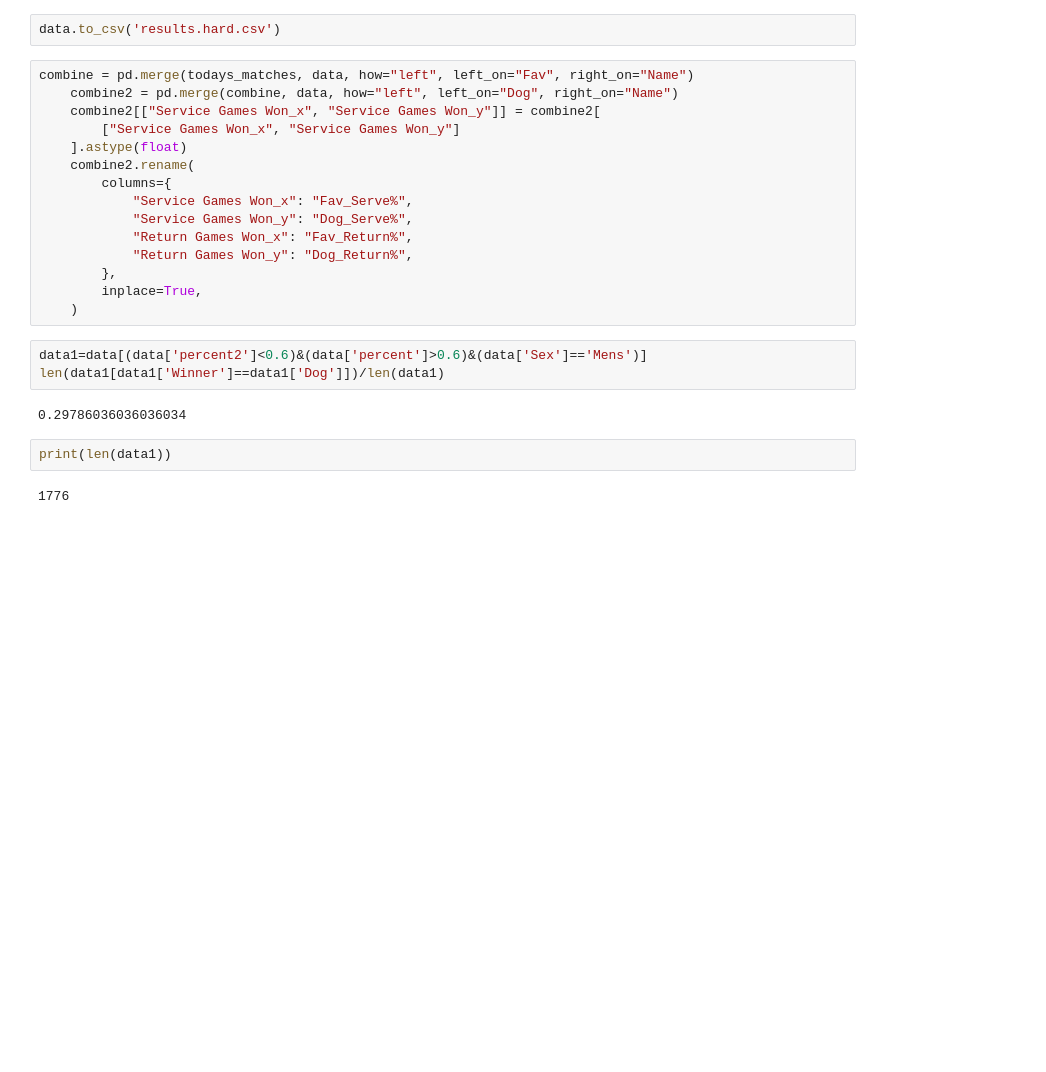
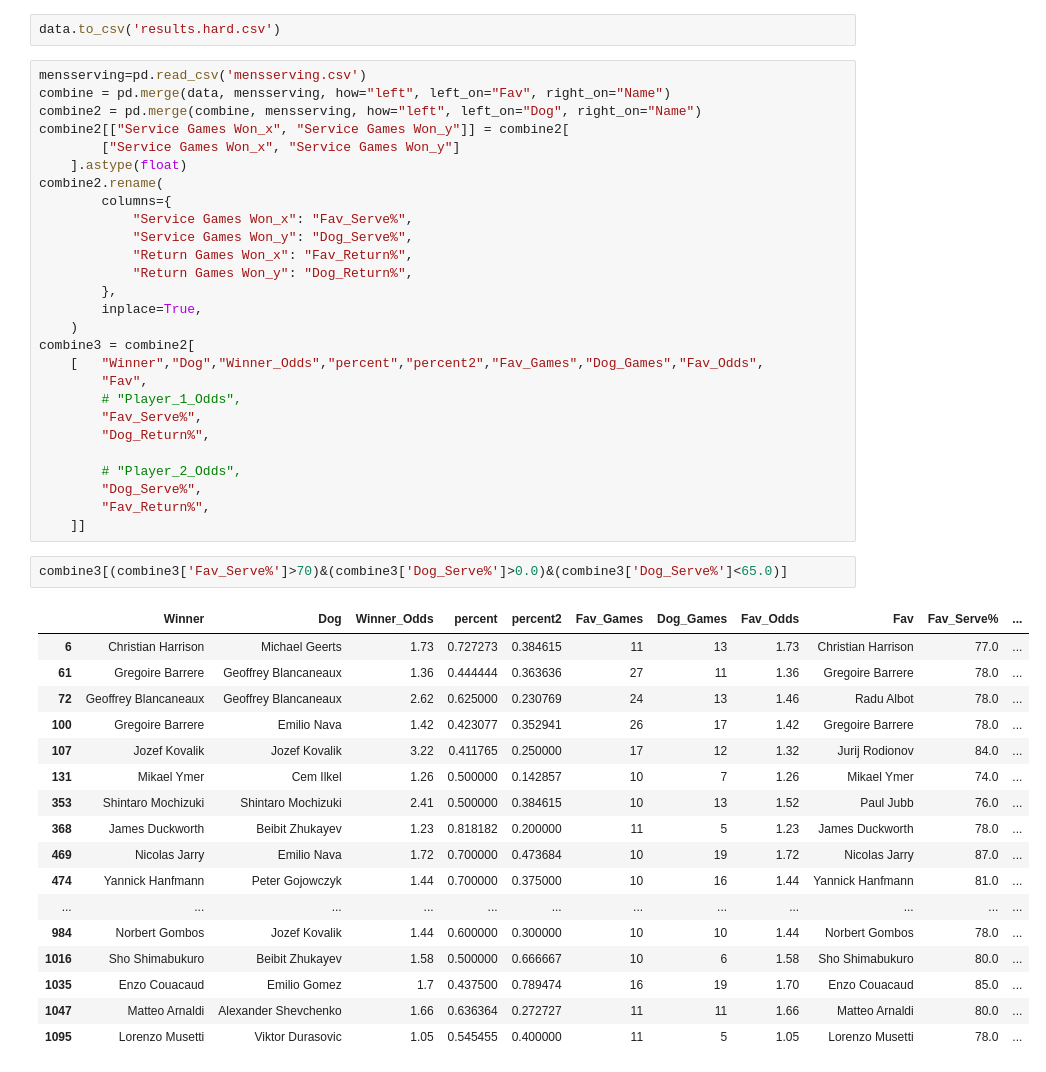
Before and after one commit to Witwolski/tennis_atp, a Jupyter notebook: results_hard.ipynb, the cells around one changed output. Drawn from its saved outputs; the diff is of its cells as text; blank space fills up the shorter version.

```diff
--- a/results_hard.ipynb
+++ b/results_hard.ipynb
@@ -19,12 +19,13 @@ data['Winx']=data.apply(lambda x: 'Dog' if x['Winner']==x['Dog'] else 'Fav', axi
 # %%
 data.to_csv('results.hard.csv')
 # %%
-combine = pd.merge(todays_matches, data, how="left", left_on="Fav", right_on="Name")
-    combine2 = pd.merge(combine, data, how="left", left_on="Dog", right_on="Name")
-    combine2[["Service Games Won_x", "Service Games Won_y"]] = combine2[
+mensserving=pd.read_csv('mensserving.csv')
+combine = pd.merge(data, mensserving, how="left", left_on="Fav", right_on="Name")
+combine2 = pd.merge(combine, mensserving, how="left", left_on="Dog", right_on="Name")
+combine2[["Service Games Won_x", "Service Games Won_y"]] = combine2[
         ["Service Games Won_x", "Service Games Won_y"]
     ].astype(float)
-    combine2.rename(
+combine2.rename(
         columns={
             "Service Games Won_x": "Fav_Serve%",
             "Service Games Won_y": "Dog_Serve%",
@@ -33,12 +34,34 @@ combine = pd.merge(todays_matches, data, how="left", left_on="Fav", right_on="Na
         },
         inplace=True,
     )
+combine3 = combine2[
+    [   "Winner","Dog","Winner_Odds","percent","percent2","Fav_Games","Dog_Games","Fav_Odds",
+        "Fav",
+        # "Player_1_Odds",
+        "Fav_Serve%",
+        "Dog_Return%",
+
+        # "Player_2_Odds",
+        "Dog_Serve%",
+        "Fav_Return%",
+    ]]
-# %%
-data1=data[(data['percent2']<0.6)&(data['percent']>0.6)&(data['Sex']=='Mens')]
-len(data1[data1['Winner']==data1['Dog']])/len(data1)
-# %% [output]
-0.29786036036036034
-# %%
-print(len(data1))
-# %% [output]
-1776
+# %%
+combine3[(combine3['Fav_Serve%']>70)&(combine3['Dog_Serve%']>0.0)&(combine3['Dog_Serve%']<65.0)]
+# %% [output]
+|  | Winner | Dog | Winner_Odds | percent | percent2 | Fav_Games | Dog_Games | Fav_Odds | Fav | Fav_Serve% | ... |
+| 6 | Christian Harrison | Michael Geerts | 1.73 | 0.727273 | 0.384615 | 11 | 13 | 1.73 | Christian Harrison | 77.0 | ... |
+| 61 | Gregoire Barrere | Geoffrey Blancaneaux | 1.36 | 0.444444 | 0.363636 | 27 | 11 | 1.36 | Gregoire Barrere | 78.0 | ... |
+| 72 | Geoffrey Blancaneaux | Geoffrey Blancaneaux | 2.62 | 0.625000 | 0.230769 | 24 | 13 | 1.46 | Radu Albot | 78.0 | ... |
+| 100 | Gregoire Barrere | Emilio Nava | 1.42 | 0.423077 | 0.352941 | 26 | 17 | 1.42 | Gregoire Barrere | 78.0 | ... |
+| 107 | Jozef Kovalik | Jozef Kovalik | 3.22 | 0.411765 | 0.250000 | 17 | 12 | 1.32 | Jurij Rodionov | 84.0 | ... |
+| 131 | Mikael Ymer | Cem Ilkel | 1.26 | 0.500000 | 0.142857 | 10 | 7 | 1.26 | Mikael Ymer | 74.0 | ... |
+| 353 | Shintaro Mochizuki | Shintaro Mochizuki | 2.41 | 0.500000 | 0.384615 | 10 | 13 | 1.52 | Paul Jubb | 76.0 | ... |
+| 368 | James Duckworth | Beibit Zhukayev | 1.23 | 0.818182 | 0.200000 | 11 | 5 | 1.23 | James Duckworth | 78.0 | ... |
+| 469 | Nicolas Jarry | Emilio Nava | 1.72 | 0.700000 | 0.473684 | 10 | 19 | 1.72 | Nicolas Jarry | 87.0 | ... |
+| 474 | Yannick Hanfmann | Peter Gojowczyk | 1.44 | 0.700000 | 0.375000 | 10 | 16 | 1.44 | Yannick Hanfmann | 81.0 | ... |
+| ... | ... | ... | ... | ... | ... | ... | ... | ... | ... | ... | ... |
+| 984 | Norbert Gombos | Jozef Kovalik | 1.44 | 0.600000 | 0.300000 | 10 | 10 | 1.44 | Norbert Gombos | 78.0 | ... |
+| 1016 | Sho Shimabukuro | Beibit Zhukayev | 1.58 | 0.500000 | 0.666667 | 10 | 6 | 1.58 | Sho Shimabukuro | 80.0 | ... |
+| 1035 | Enzo Couacaud | Emilio Gomez | 1.7 | 0.437500 | 0.789474 | 16 | 19 | 1.70 | Enzo Couacaud | 85.0 | ... |
+| 1047 | Matteo Arnaldi | Alexander Shevchenko | 1.66 | 0.636364 | 0.272727 | 11 | 11 | 1.66 | Matteo Arnaldi | 80.0 | ... |
+| 1095 | Lorenzo Musetti | Viktor Durasovic | 1.05 | 0.545455 | 0.400000 | 11 | 5 | 1.05 | Lorenzo Musetti | 78.0 | ... |
```
Also changed, not shown: parts of 5 cells of this notebook.
